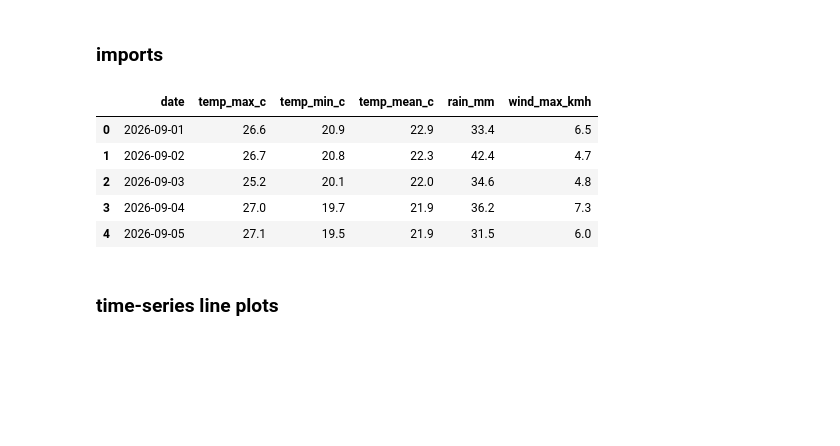
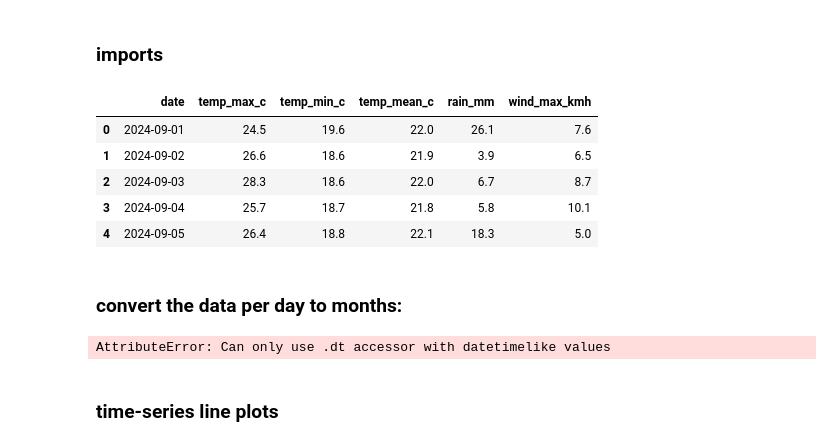
Before and after one commit to 0xAnujjj/nepal-weather-data-pipeline, a Jupyter notebook: notebooks/03_eda.ipynb, the cells around one changed output. Cells and saved outputs as stored; diff of their text form; code cells hidden in the pictures; blank space fills up the shorter version.

```diff
--- a/notebooks/03_eda.ipynb
+++ b/notebooks/03_eda.ipynb
@@ -5,15 +5,29 @@ import pandas as pd
 import matplotlib.pyplot as plt
 import seaborn as sns
 # %%
-df = pd.read_csv("../data/clean/kat_september_clean.csv")
+df = pd.read_csv("../data/clean/kat_clean.csv")
 df.head()
 # %% [output]
 |  | date | temp_max_c | temp_min_c | temp_mean_c | rain_mm | wind_max_kmh |
-| 0 | 2026-09-01 | 26.6 | 20.9 | 22.9 | 33.4 | 6.5 |
-| 1 | 2026-09-02 | 26.7 | 20.8 | 22.3 | 42.4 | 4.7 |
-| 2 | 2026-09-03 | 25.2 | 20.1 | 22.0 | 34.6 | 4.8 |
-| 3 | 2026-09-04 | 27.0 | 19.7 | 21.9 | 36.2 | 7.3 |
-| 4 | 2026-09-05 | 27.1 | 19.5 | 21.9 | 31.5 | 6.0 |
+| 0 | 2024-09-01 | 24.5 | 19.6 | 22.0 | 26.1 | 7.6 |
+| 1 | 2024-09-02 | 26.6 | 18.6 | 21.9 | 3.9 | 6.5 |
+| 2 | 2024-09-03 | 28.3 | 18.6 | 22.0 | 6.7 | 8.7 |
+| 3 | 2024-09-04 | 25.7 | 18.7 | 21.8 | 5.8 | 10.1 |
+| 4 | 2024-09-05 | 26.4 | 18.8 | 22.1 | 18.3 | 5.0 |
+# %% [markdown]
+### convert the data per day to months:
+# %%
+df["year"] = df["date"].dt.year
+df["month"] = df["date"].dt.month
+
+profile = df.groupby("month").agg(
+    temp_max_c=("temp_max_c", "mean"),
+    temp_min_c=("temp_min_c", "mean"),
+    temp_mean_c=("temp_mean_c", "mean"),
+    wind_max_kmh=("wind_max_kmh", "mean"),
+)
+# %% [output]
+AttributeError: Can only use .dt accessor with datetimelike values
 # %% [markdown]
 ### time-series line plots
 # %%
```
Also changed, not shown: parts of 3 cells of this notebook, 9 other files.
